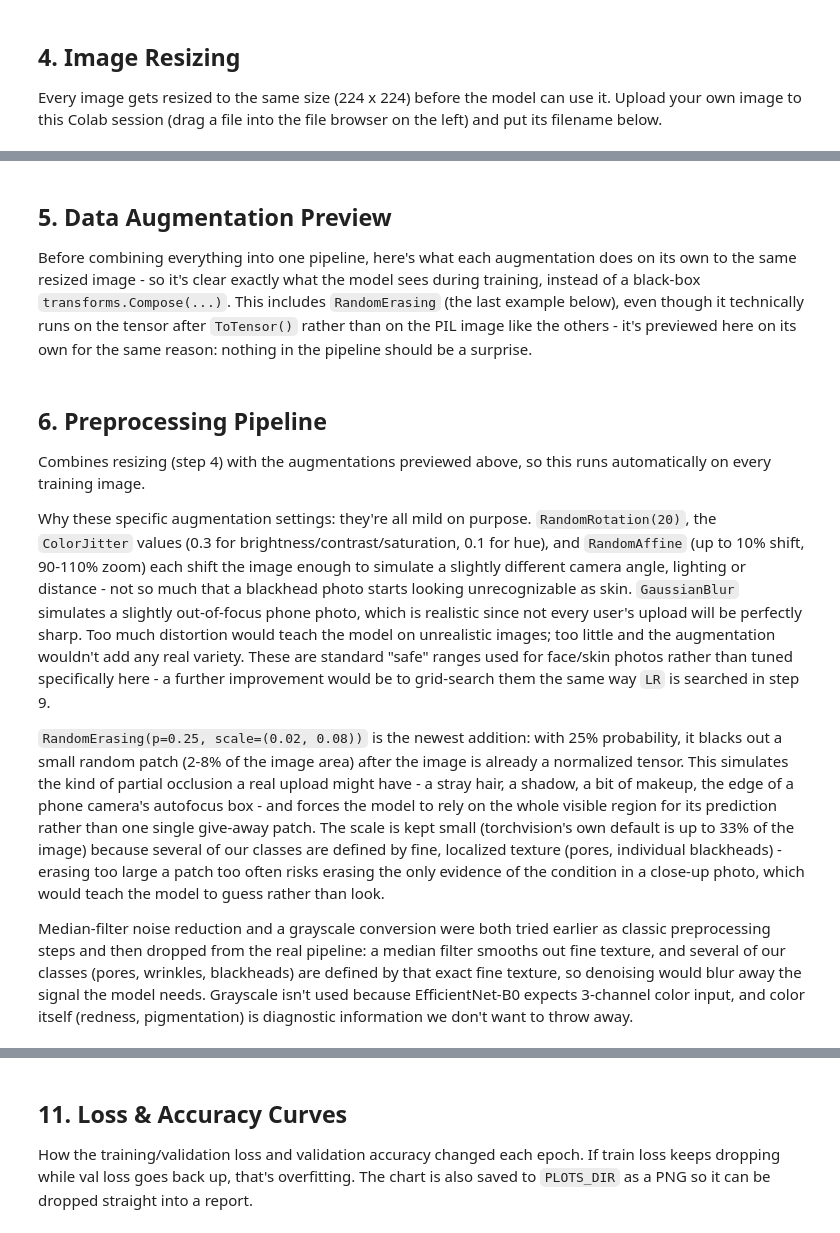
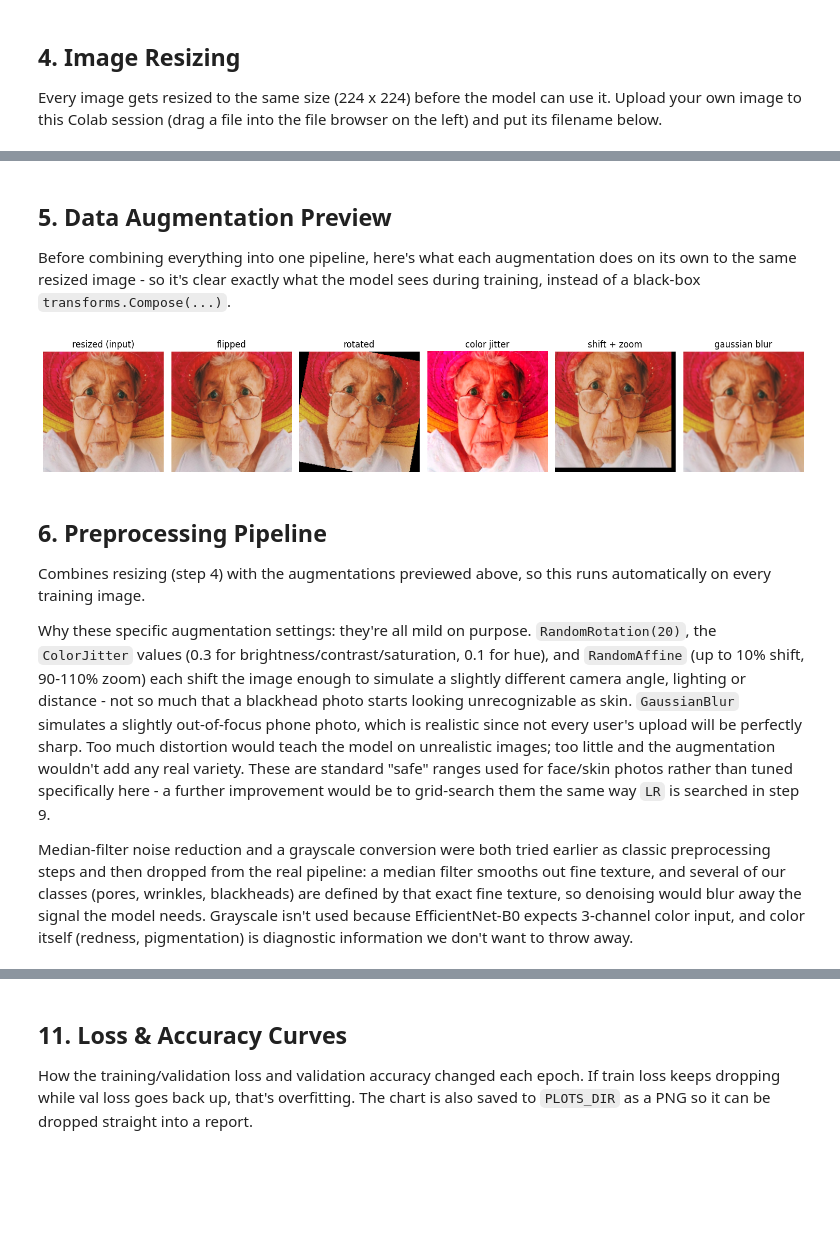
Before and after one commit to sagunadk07/Tvisha-Your-Skincare-Partner, a Jupyter notebook: dataset.ipynb, the cells around one changed output, grey strips where cells are left out. Drawn from its saved outputs; the diff is of its cells as text; code cells hidden in the pictures; blank space fills up the shorter version.

```diff
--- a/dataset.ipynb
+++ b/dataset.ipynb
@@ -154,36 +173,33 @@ plt.show()
 # %% [markdown]
 ## 5. Data Augmentation Preview
 
-Before combining everything into one pipeline, here's what each augmentation does on its own to the same resized image - so it's clear exactly what the model sees during training, instead of a black-box `transforms.Compose(...)`. This includes `RandomErasing` (the last example below), even though it technically runs on the tensor after `ToTensor()` rather than on the PIL image like the others - it's previewed here on its own for the same reason: nothing in the pipeline should be a surprise.
+Before combining everything into one pipeline, here's what each augmentation does on its own to the same resized image - so it's clear exactly what the model sees during training, instead of a black-box `transforms.Compose(...)`.
 # %%
 flip_img = transforms.RandomHorizontalFlip(p=1.0)(resized_img)      # forced on so it's visible here
 rotate_img = transforms.RandomRotation(20)(resized_img)
 jitter_img = transforms.ColorJitter(brightness=0.3, contrast=0.3, saturation=0.3, hue=0.1)(resized_img)
 affine_img = transforms.RandomAffine(degrees=0, translate=(0.1, 0.1), scale=(0.9, 1.1))(resized_img)
 blur_img = transforms.GaussianBlur(kernel_size=(3, 3), sigma=(0.5, 2.0))(resized_img)
-
-# RandomErasing works on a tensor, not a PIL image, so convert there and back just for this preview
-erase_tensor = transforms.RandomErasing(p=1.0, scale=(0.02, 0.08), ratio=(0.3, 3.3))(transforms.ToTensor()(resized_img))
-erase_img = transforms.ToPILImage()(erase_tensor)
 
 examples = [
     ('resized (input)', resized_img),
     ('flipped', flip_img),
     ('rotated', rotate_img),
     ('color jitter', jitter_img),
     ('shift + zoom', affine_img),
     ('gaussian blur', blur_img),
-    ('random erasing', erase_img),
 ]
 
-plt.figure(figsize=(17, 4))
+plt.figure(figsize=(15, 4))
 for i, (title, img) in enumerate(examples):
     plt.subplot(1, len(examples), i + 1)
     plt.imshow(img)
     plt.title(title)
     plt.axis('off')
 plt.tight_layout()
 plt.show()
+# %% [output]
+[figure, added]
 # %% [markdown]
 ## 6. Preprocessing Pipeline
 
@@ -191,8 +207,6 @@ Combines resizing (step 4) with the augmentations previewed above, so this runs
 
 Why these specific augmentation settings: they're all mild on purpose. `RandomRotation(20)`, the `ColorJitter` values (0.3 for brightness/contrast/saturation, 0.1 for hue), and `RandomAffine` (up to 10% shift, 90-110% zoom) each shift the image enough to simulate a slightly different camera angle, lighting or distance - not so much that a blackhead photo starts looking unrecognizable as skin. `GaussianBlur` simulates a slightly out-of-focus phone photo, which is realistic since not every user's upload will be perfectly sharp. Too much distortion would teach the model on unrealistic images; too little and the augmentation wouldn't add any real variety. These are standard "safe" ranges used for face/skin photos rather than tuned specifically here - a further improvement would be to grid-search them the same way `LR` is searched in step 9.
 
-`RandomErasing(p=0.25, scale=(0.02, 0.08))` is the newest addition: with 25% probability, it blacks out a small random patch (2-8% of the image area) after the image is already a normalized tensor. This simulates the kind of partial occlusion a real upload might have - a stray hair, a shadow, a bit of makeup, the edge of a phone camera's autofocus box - and forces the model to rely on the whole visible region for its prediction rather than one single give-away patch. The scale is kept small (torchvision's own default is up to 33% of the image) because several of our classes are defined by fine, localized texture (pores, individual blackheads) - erasing too large a patch too often risks erasing the only evidence of the condition in a close-up photo, which would teach the model to guess rather than look.
-
 Median-filter noise reduction and a grayscale conversion were both tried earlier as classic preprocessing steps and then dropped from the real pipeline: a median filter smooths out fine texture, and several of our classes (pores, wrinkles, blackheads) are defined by that exact fine texture, so denoising would blur away the signal the model needs. Grayscale isn't used because EfficientNet-B0 expects 3-channel color input, and color itself (redness, pigmentation) is diagnostic information we don't want to throw away.
 # %%
 # put resize together with augmentation, for training
```
Also changed, not shown: parts of 28 cells of this notebook.
